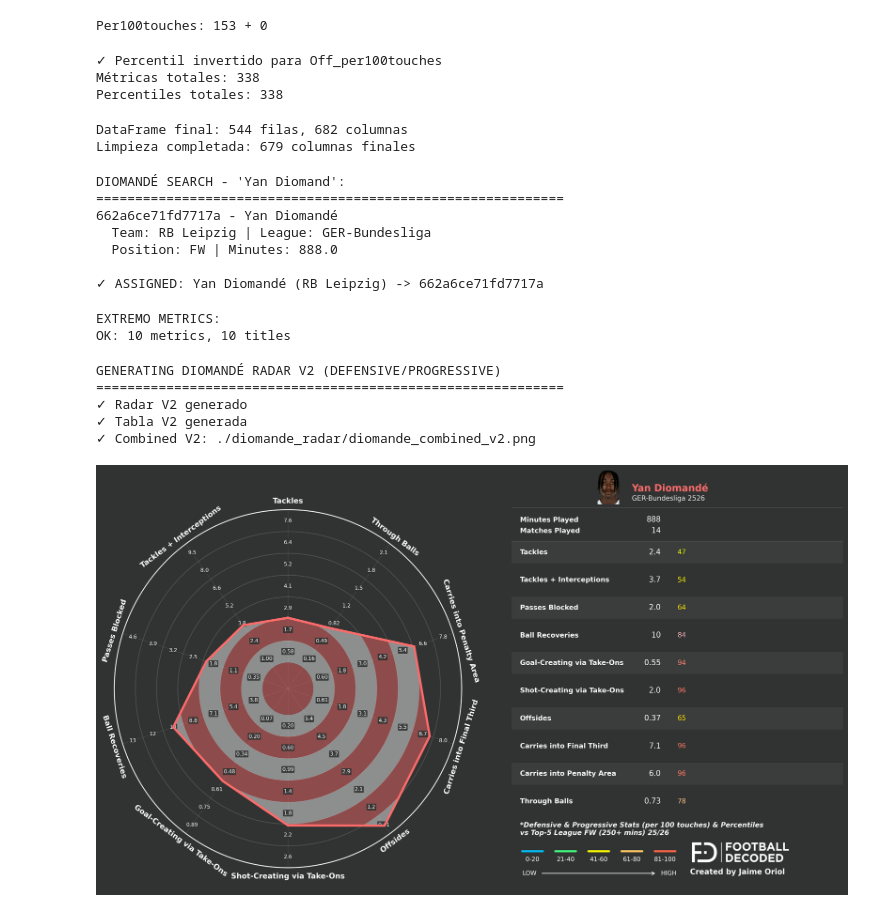
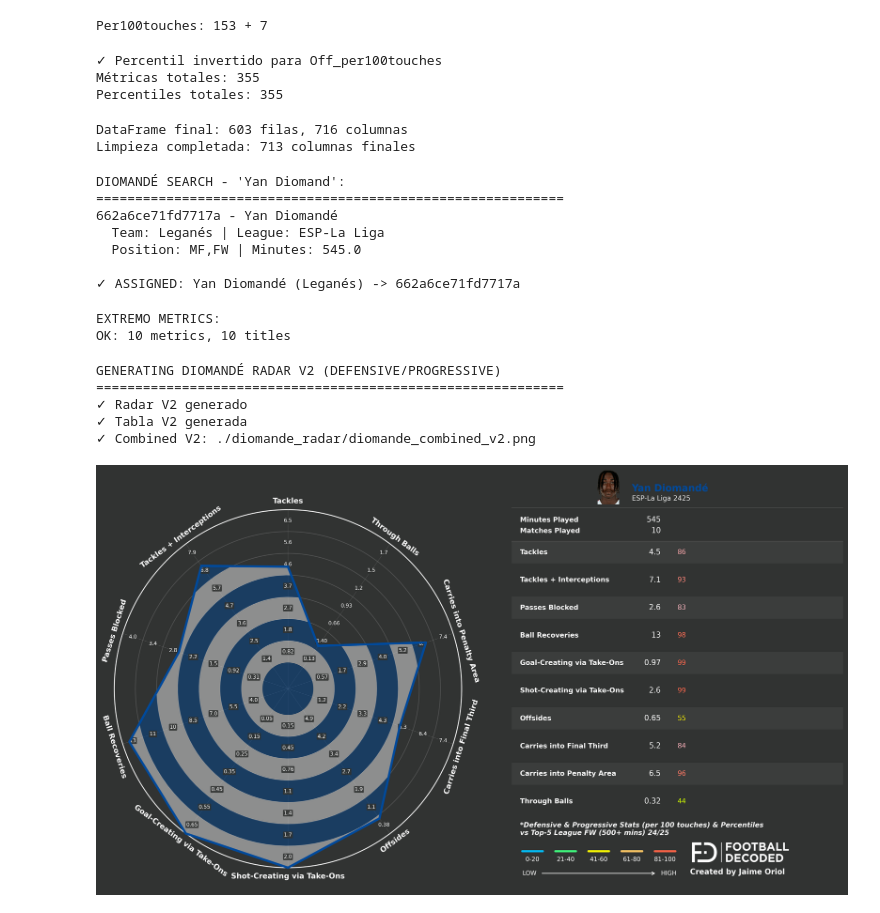
Before and after one commit to jaime-oriol/footballdecoded, a Jupyter notebook: blog/notebooks/diomande_radar_extra.ipynb, the cells around one changed output. Saved outputs shown, nothing was run; the diff lists cells and outputs as text; code cells hidden in the pictures.

Commit message:
feat(blog): diomande radars leganes

```diff
--- a/blog/notebooks/diomande_radar_extra.ipynb
+++ b/blog/notebooks/diomande_radar_extra.ipynb
@@ -20,18 +20,18 @@ from database.connection import get_db_manager
 # Configuration
 TABLE_TYPE = 'domestic'
 LEAGUES = ['ENG-Premier League', 'ESP-La Liga', 'ITA-Serie A', 'GER-Bundesliga', 'FRA-Ligue 1']
-SEASON = '2526'
-MIN_MINUTES = 250
+SEASON = '2425'
+MIN_MINUTES = 500
 
-LEIPZIG_COLORS = {
-    'primary': '#FF6B6B',
+LEGANES_COLORS = {
+    'primary': '#004A9C',
     'secondary': '#FFFFFF'
 }
 
 PLAYER_CONFIG = {
     'name': 'Yan Diomandé',
     'search': 'Yan Diomand',
-    'team': 'RB Leipzig'
+    'team': 'Leganés'
 }
 
 SAVE_PATH_BASE = "./diomande_radar/"
@@ -162,7 +162,7 @@ print(f"Per100touches: {fbref_per100.shape[1]} + {understat_per100.shape[1]}")
 
 all_metrics = pd.concat([fbref_nums, understat_nums, fbref_per100, understat_per100], axis=1)
 # %% [output]
-Per100touches: 153 + 0
+Per100touches: 153 + 7
 # %%
 # Calcular percentiles
 all_percentiles = all_metrics.rank(pct=True) * 98 + 1
@@ -183,8 +183,8 @@ print(f"Métricas totales: {all_metrics.shape[1]}")
 print(f"Percentiles totales: {all_percentiles.shape[1]}")
 # %% [output]
 ✓ Percentil invertido para Off_per100touches
-Métricas totales: 338
-Percentiles totales: 338
+Métricas totales: 355
+Percentiles totales: 355
 # %%
 base_cols = ['unique_player_id', 'player_name', 'team', 'league', 'season', 'position']
 
@@ -213,8 +213,8 @@ df_final = df_final.drop(columns=[col for col in problem_cols if col in df_final
 
 print(f"Limpieza completada: {df_final.shape[1]} columnas finales")
 # %% [output]
-DataFrame final: 544 filas, 682 columnas
-Limpieza completada: 679 columnas finales
+DataFrame final: 603 filas, 716 columnas
+Limpieza completada: 713 columnas finales
 # %%
 search_pattern = PLAYER_CONFIG['search']
 
@@ -245,10 +245,10 @@ else:
 DIOMANDÉ SEARCH - 'Yan Diomand':
 ============================================================
 662a6ce71fd7717a - Yan Diomandé
-  Team: RB Leipzig | League: GER-Bundesliga
-  Position: FW | Minutes: 888.0
+  Team: Leganés | League: ESP-La Liga
+  Position: MF,FW | Minutes: 545.0
 
-✓ ASSIGNED: Yan Diomandé (RB Leipzig) -> 662a6ce71fd7717a
+✓ ASSIGNED: Yan Diomandé (Leganés) -> 662a6ce71fd7717a
 # %%
 extremo_metrics = [
     'Tackles_Tkl_per100touches', 'Tkl+Int_per100touches', 'Blocks_Pass_per100touches', 'Recov_per100touches',
@@ -289,7 +289,7 @@ if diomande_id:
             player_2_id=None,
             metrics=extremo_metrics,
             metric_titles=extremo_titles,
-            team_colors=[LEIPZIG_COLORS['primary'], LEIPZIG_COLORS['secondary']],
+            team_colors=[LEGANES_COLORS['primary'], LEGANES_COLORS['secondary']],
             inverse_metrics=['Off_per100touches'],
             save_path=f"{SAVE_PATH_BASE}diomande_radar_v2.png",
             use_swarm=False,
@@ -304,34 +304,34 @@ if diomande_id:
             player_2_id=None,
             metrics=extremo_metrics,
             metric_titles=extremo_titles,
-            team_colors=[LEIPZIG_COLORS['primary'], LEIPZIG_COLORS['secondary']],
+            team_colors=[LEGANES_COLORS['primary'], LEGANES_COLORS['secondary']],
             team_logos=team_logos,
             save_path=f"{SAVE_PATH_BASE}diomande_table_v2.png",
-            footer_text=f"Defensive & Progressive Stats (per 100 touches) & Percentiles\nvs Top-5 League FW ({MIN_MINUTES}+ mins) 25/26",
+            footer_text=f"Defensive & Progressive Stats (per 100 touches) & Percentiles\nvs Top-5 League FW ({MIN_MINUTES}+ mins) 24/25",
             show_plot=False
         )
         print("✓ Tabla V2 generada")
 
         # Combinar
         combine_radar_and_table(
             radar_path=f"{SAVE_PATH_BASE}diomande_radar_v2.png",
             table_path=f"{SAVE_PATH_BASE}diomande_table_v2.png",
             output_path=f"{SAVE_PATH_BASE}diomande_combined_v2.png"
         )
         print(f"✓ Combined V2: {SAVE_PATH_BASE}diomande_combined_v2.png")
 
         display(IPImage(f"{SAVE_PATH_BASE}diomande_combined_v2.png"))
 
     except Exception as e:
         print(f"✗ Error: {str(e)}")
         import traceback
         traceback.print_exc()
 else:
     print("✗ No se puede generar radar")
 # %% [output]
 GENERATING DIOMANDÉ RADAR V2 (DEFENSIVE/PROGRESSIVE)
 ============================================================
 ✓ Radar V2 generado
 ✓ Tabla V2 generada
 ✓ Combined V2: ./diomande_radar/diomande_combined_v2.png
-[figure, old version]
+[figure, new version]
```
Also changed, not shown: parts of 3 cells of this notebook, 21 other files.
